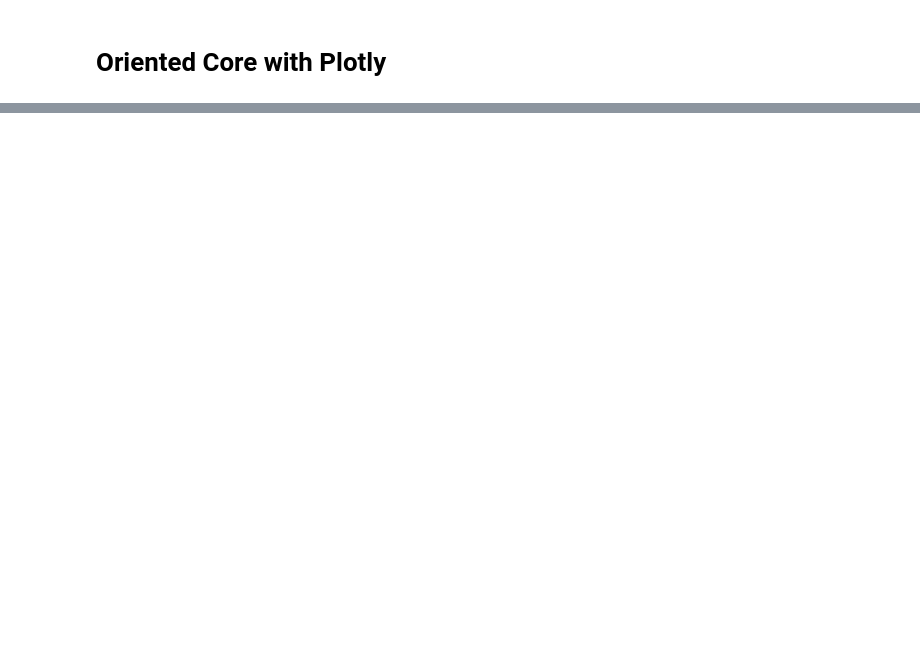
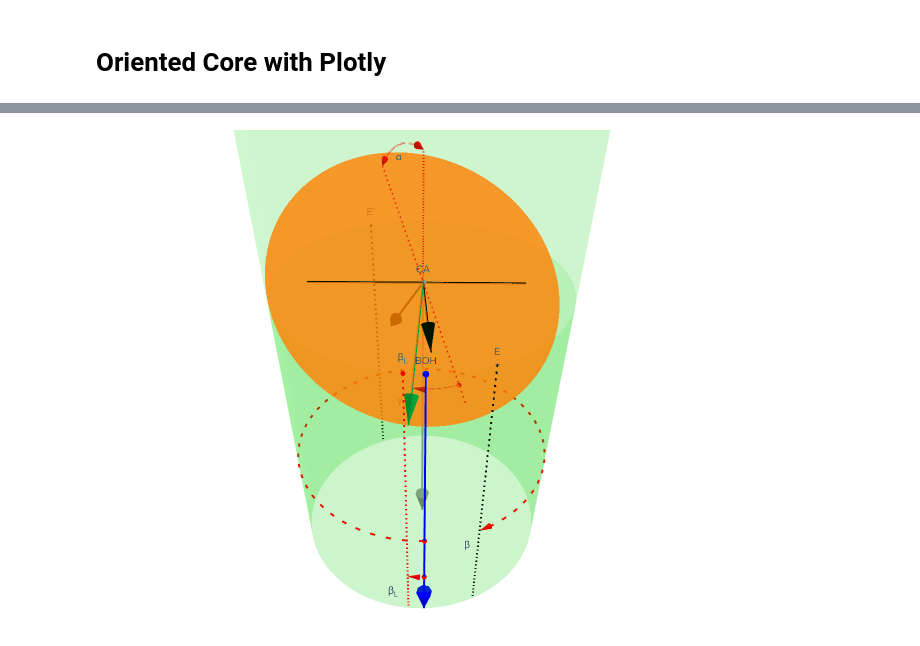
Before and after one commit to eangamarcas/oriented_drillcore, a Jupyter notebook: 01_nb_core_plotly.ipynb, the cells around one changed output, grey strips where cells are left out. Cells and saved outputs as stored; diff of their text form; code cells hidden in the pictures; blank space fills up the shorter version.

```diff
--- a/01_nb_core_plotly.ipynb
+++ b/01_nb_core_plotly.ipynb
@@ -16,14 +50,14 @@ Mounted at /content/drive
 # %% [markdown]
 # Oriented Core with Plotly
 # %%
-center = (100,100,100)
-radius, height = 2, 7
+center = (100,200,2100)
+radius, height = 2, 5
 
-trd_hole, plg_hole = 305, 45
-alpha, beta, gamma, betaL = 15, 50, 300, 70
+trd_hole, plg_hole = 275.63, 58.64
+alpha, beta, gamma, betaL = 50, 337, 24, 7
 
-stk, dip = 70, 70
-trd, plg = 80, 27
+stk, dip = 350.102, 69.744   # Planar Structure
+trd, plg = 110.502, 66.836   # Linear Structure
 # %%
 import plotly.graph_objects as go
 
@@ -73,0 +172,10 @@ files.download('01 nb core plotly.html')
+# %%
+from IPython.display import Image
+
+# Exportar la figura a una imagen
+fig.write_image("01.2 nb core.png")
+#fig.write_image("figura.png", scale=2)
+
+Image("01.2 nb core.png")
+# %% [output]
+[figure, added]
```
Also changed, not shown: parts of 6 cells of this notebook.
